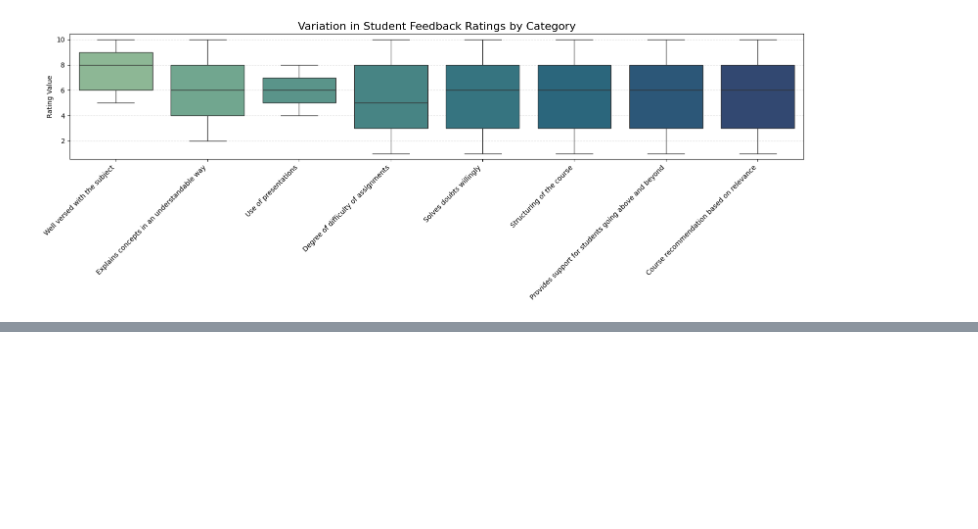
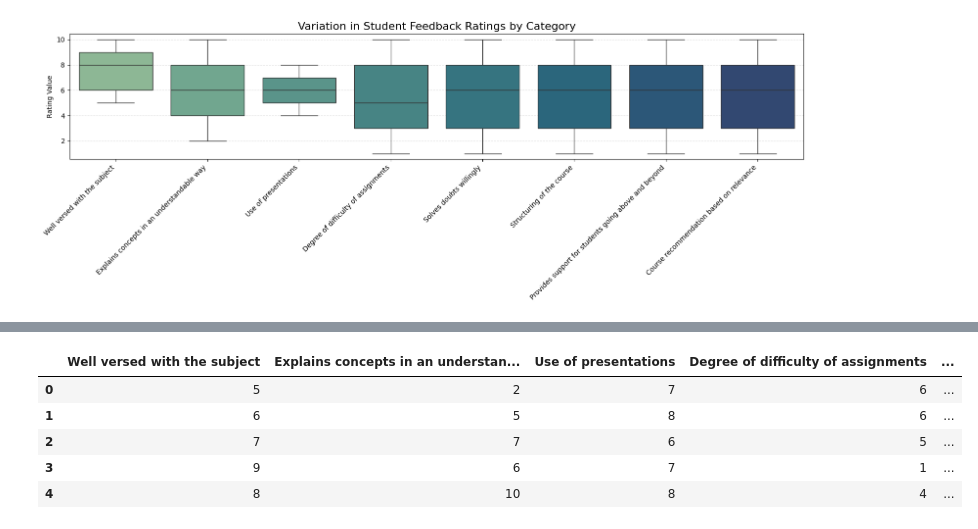
Before and after one commit to Santana-clauss/FUTURE_DS_03, a Jupyter notebook: student_analysis.ipynb, the cells around one changed output, grey strips where cells are left out. Cells and saved outputs as stored; diff of their text form; code cells hidden in the pictures; blank space fills up the shorter version.

```diff
--- a/student_analysis.ipynb
+++ b/student_analysis.ipynb
@@ -132,0 +136,17 @@ plt.show()
+# %%
+sentiment_df = df.copy()
+# rating per column
+max_ratings = sentiment_df[average_ratings.index].max()
+#percentage of the maximum possible rating
+percent_scores = sentiment_df[average_ratings.index].apply(lambda col: col / max_ratings[col.name] * 100)
+# overall satisfaction as the mean of all percentage scores per student
+sentiment_df["overall_satisfaction_percent"] = percent_scores.mean(axis=1)
+# Preview
+sentiment_df.head()
+# %% [output]
+|  | Well versed with the subject | Explains concepts in an understan... | Use of presentations | Degree of difficulty of assignments | ... |
+| 0 | 5 | 2 | 7 | 6 | ... |
+| 1 | 6 | 5 | 8 | 6 | ... |
+| 2 | 7 | 7 | 6 | 5 | ... |
+| 3 | 9 | 6 | 7 | 1 | ... |
+| 4 | 8 | 10 | 8 | 4 | ... |
```
Also changed, not shown: parts of 10 cells of this notebook.
